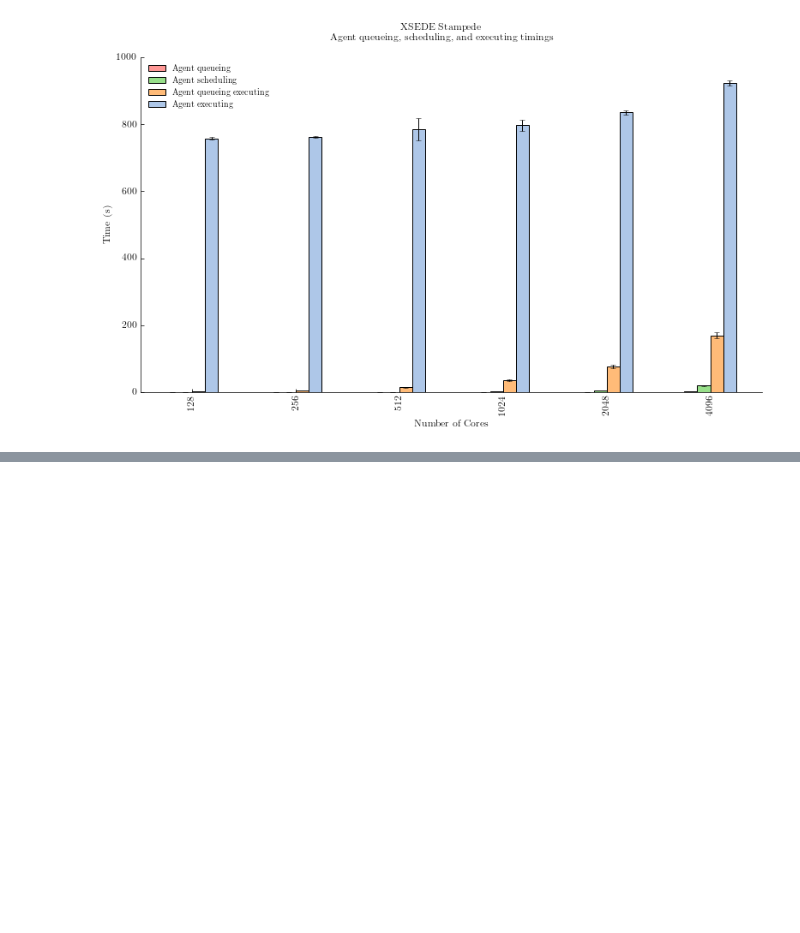
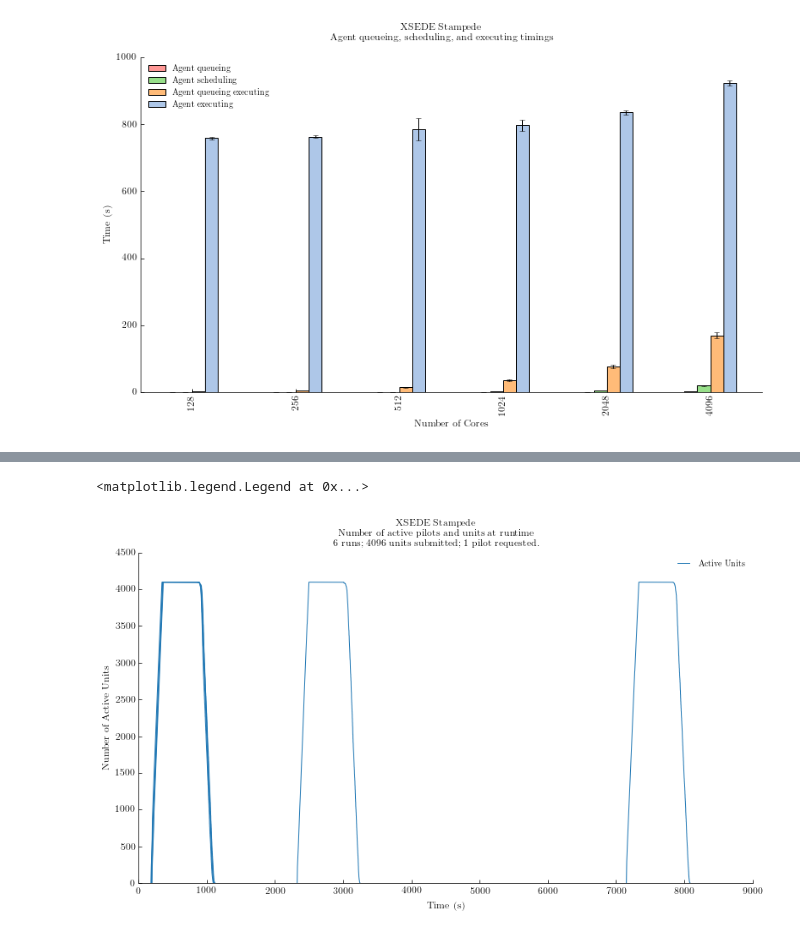
Before and after one commit to radical-experiments/rp-paper, a Jupyter notebook: analysis/rp_paper_experiments.ipynb, the cells around one changed output, grey strips where cells are left out. Cells and saved outputs as stored; diff of their text form; code cells hidden in the pictures; blank space fills up the shorter version.

```diff
--- a/analysis/rp_paper_experiments.ipynb
+++ b/analysis/rp_paper_experiments.ipynb
@@ -320,0 +302,45 @@ NormaltestResult(statistic=11992.537028265371, pvalue=0.0)
+# %%
+# load ra session objects.
+path = '/Users/mturilli/Projects/RADICAL/github/experiments/rp-paper/analysis/data'
+
+# sessions with 4096 units
+snpilots = [4096]
+
+# load the RA session objects
+sras = {}
+for snpilot in snpilots:
+    sras[snpilot] = []
+    s = sessions[(sessions['nunit_requested'] == 4096)]
+    for sid in s['sid'].tolist():
+        exp = s.ix[sid]['experiment']
+        sras[snpilot].append(ra.Session(sid, 'radical.pilot', src='%s/%s/%s' % (path, exp, sid)))
+# %%
+fig, ax = fig_setup()
+
+title='XSEDE Stampede\n'+\
+'Number of active pilots and units at runtime\n'+\
+'6 runs; 4096 units submitted; 1 pilot requested.'
+fig.suptitle(title)
+
+# ax.axhline(64, color='r', linestyle='dashed', linewidth=1)
+
+for s1 in sras[4096]:
+
+    # Plot concurrent active units
+    scu = s1.concurrency(state=['AGENT_EXECUTING', 'AGENT_STAGING_OUTPUT_PENDING'])
+    x = [item[0] for item in scu]
+    y = [item[1] for item in scu]
+    ax.plot(x, y, color=tableau20[0])
+
+# ax.set_xscale('log', basex=2)
+# ax.set_yscale('log', basey=2)
+plt.xlabel('Time (s)')
+plt.ylabel('Number of Active Units')
+# ax.set_xlim(0,17000)
+# ax.set_ylim(0,130)
+ax.legend(labels=['Active Units'])
+
+# plt.savefig('figures/osg_nactive-concurrent-pilots_64.pdf', dpi=600, bbox_inches='tight')
+# %% [output]
+<matplotlib.legend.Legend at 0x...>
+[figure, added]
```
Also changed, not shown: parts of 5 cells of this notebook.
